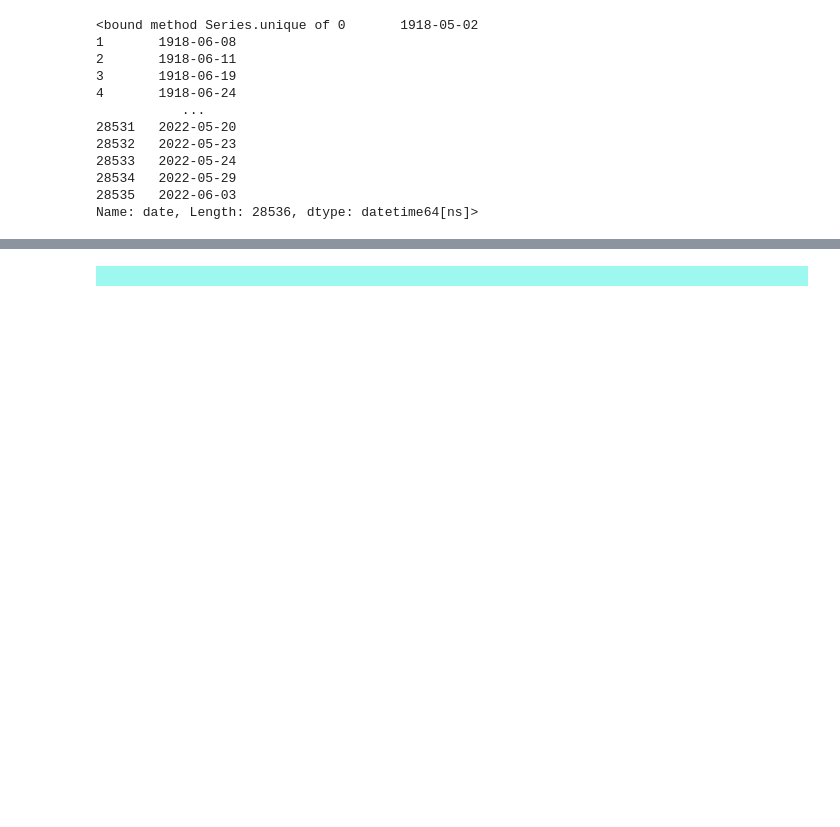
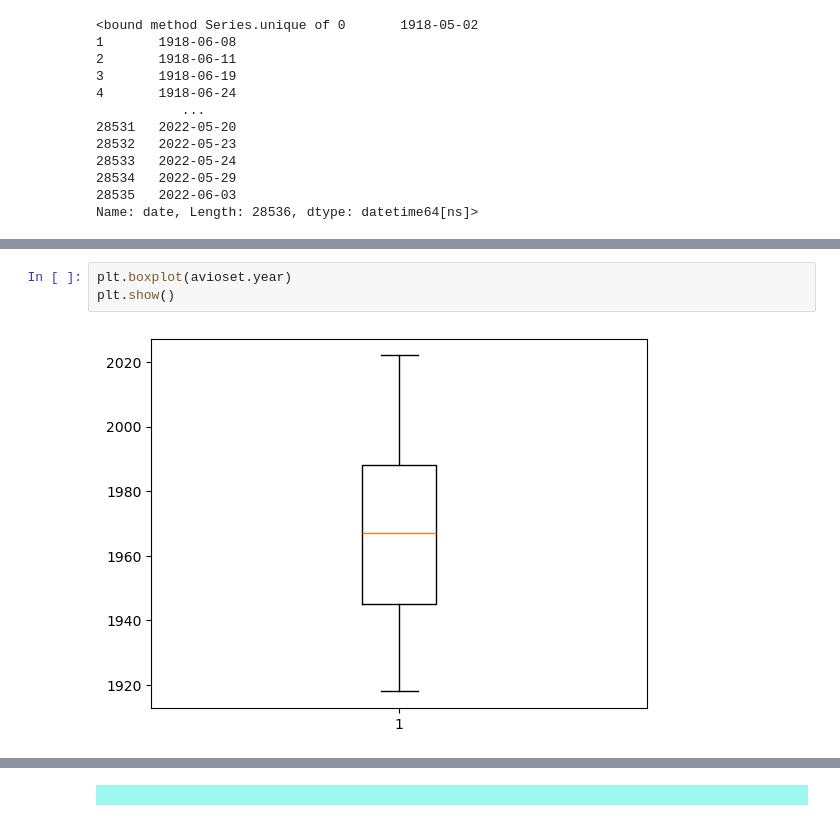
Before and after one commit to petiatodorova/Accidents-in-Aviation-Analysis, a Jupyter notebook: Dataset_1_AAB.ipynb, the cells around one changed output, grey strips where cells are left out. Saved outputs shown, nothing was run; the diff lists cells and outputs as text; blank space fills up the shorter version.

```diff
--- a/Dataset_1_AAB.ipynb
+++ b/Dataset_1_AAB.ipynb
@@ -280,0 +362,5 @@ Name: date, Length: 28536, dtype: datetime64[ns]>
+# %%
+plt.boxplot(avioset.year)
+plt.show()
+# %% [output]
+[figure, added]
```
Also changed, not shown: parts of 22 cells of this notebook.
